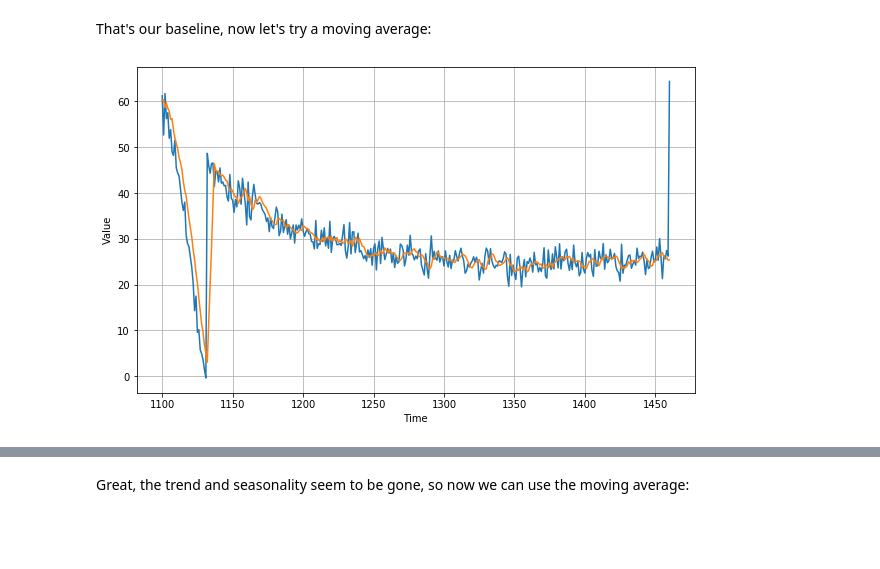
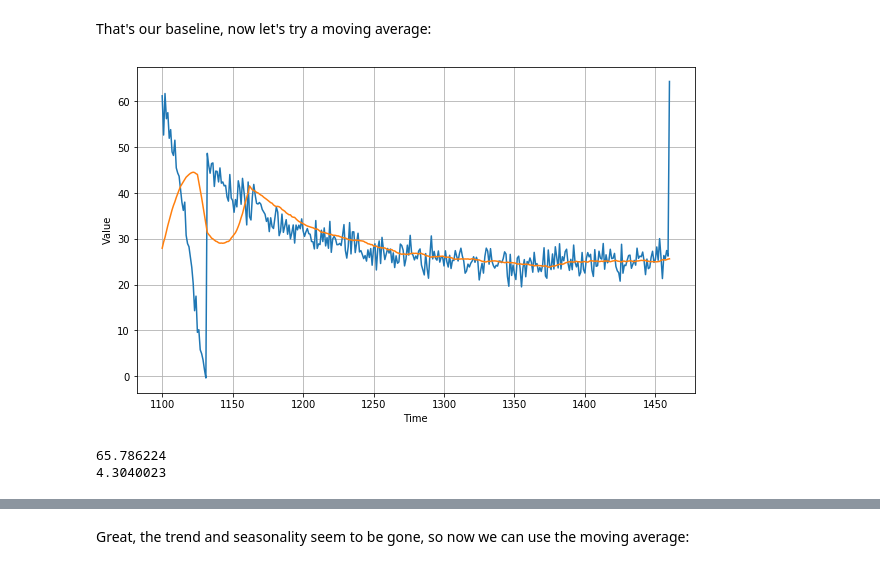
Before and after one commit to sergejhorvat/TensorFlow-in-Practice---Coursera, a Jupyter notebook: Sequences, Time Series and Prediction/Week 1 Exercise Question.ipynb, the cells around one changed output, grey strips where cells are left out. Drawn from its saved outputs; the diff is of its cells as text; code cells hidden in the pictures; blank space fills up the shorter version.

```diff
--- a/Sequences, Time Series and Prediction/Week 1 Exercise Question.ipynb
+++ b/Sequences, Time Series and Prediction/Week 1 Exercise Question.ipynb
@@ -153,22 +153,25 @@ def moving_average_forecast(series, window_size):
       forecast.append(series[time : time+window_size].mean())
   return np.array(forecast)
 # %%
-moving_avg = moving_average_forecast(series,5)[split_time - 5:]# YOUR CODE HERE)[# YOUR CODE HERE]
+moving_avg = moving_average_forecast(series,30)[split_time - 30:] # (YOUR CODE HERE)[# YOUR CODE HERE]
 
 plt.figure(figsize=(10, 6))
 plot_series(time_valid, x_valid)
 plot_series(time_valid, moving_avg)
 
 # EXPECTED OUTPUT
 # CHart with time series from 1100->1450+ on X
 # Time series plotted
 # Moving average plotted over it
 # %% [output]
-[figure, old version]
+[figure, new version]
 # %%
-print(# YOUR CODE HERE)
-print(# YOUR CODE HERE)
+print(tf.keras.metrics.mean_squared_error(x_valid, moving_avg).numpy())# YOUR CODE HERE
+print(tf.keras.metrics.mean_absolute_error(x_valid, moving_avg).numpy())# YOUR CODE HERE
 # EXPECTED OUTPUT
 # 65.786224
 # 4.3040023
+# %% [output]
+65.786224
+4.3040023
 # %%
```
Also changed, not shown: parts of 2 cells of this notebook.
